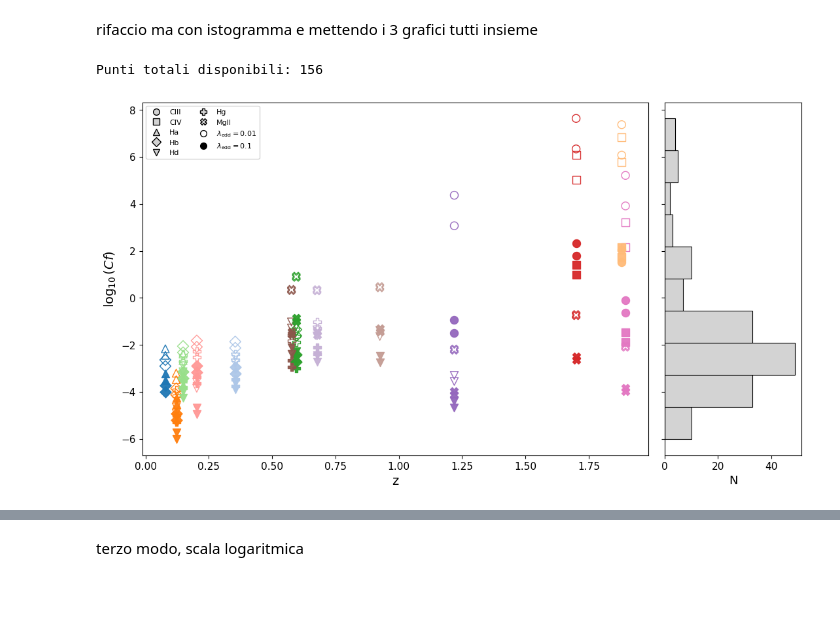
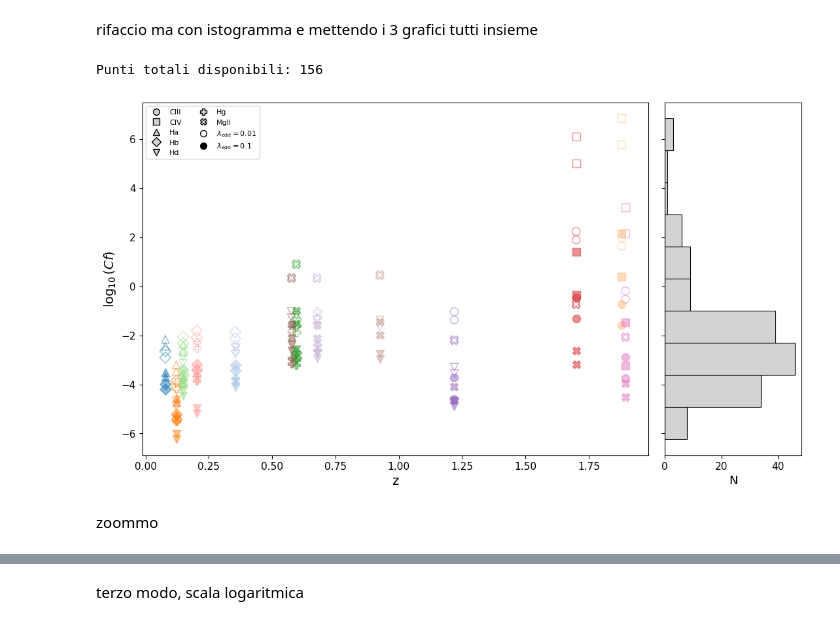
Before and after one commit to maddaba/Programmi_per_tesi, a Jupyter notebook: PRIMA_PARTE_calcolo_cf.ipynb, the cells around one changed output, grey strips where cells are left out. Saved outputs shown, nothing was run; the diff lists cells and outputs as text; code cells hidden in the pictures; blank space fills up the shorter version.

```diff
--- a/PRIMA_PARTE_calcolo_cf.ipynb
+++ b/PRIMA_PARTE_calcolo_cf.ipynb
@@ -28,8 +28,8 @@ file_transizioni = "dati.asc"
 # %%
 # Casi possibili per MBH e lambda_edd
 SCENARI = [
-    {"scenario": "MBH_5e8_lambda_0.01", "MBH_solar": 5e8, "lambda_edd": 0.01},
-    {"scenario": "MBH_5e8_lambda_0.1",  "MBH_solar": 5e8, "lambda_edd": 0.1},
+    {"scenario": "MBH_5e8_lambda_0.03", "MBH_solar": 5e8, "lambda_edd": 0.03},
+    {"scenario": "MBH_5e8_lambda_0.",  "MBH_solar": 5e8, "lambda_edd": 0.5},
     {"scenario": "MBH_1e9_lambda_0.01", "MBH_solar": 1e9, "lambda_edd": 0.01},
     {"scenario": "MBH_1e9_lambda_0.1",  "MBH_solar": 1e9, "lambda_edd": 0.1},]
 # %%
@@ -1696,7 +1697,7 @@ for _, row in df_kde.iterrows():
         facecolors=facecolor,
         edgecolors=color_map_blazar[row["label"]],
         linewidths=1.0,
-        alpha=0.95,
+        alpha=0.5,
         zorder=3
     )
 
@@ -1752,31 +1753,33 @@ legend_handles += [
         markerfacecolor="none",
         markeredgecolor="black",
         markersize=7,
         linestyle="None",
         label=r"$\lambda_{\rm edd}=0.01$"
     ),
     Line2D(
         [0], [0],
         marker="o",
         color="black",
         markerfacecolor="black",
         markeredgecolor="black",
         markersize=7,
         linestyle="None",
         label=r"$\lambda_{\rm edd}=0.1$"
     )
 ]
 
 ax.legend(
     handles=legend_handles,
     loc="upper left",
     fontsize=8,
     frameon=True,
     ncol=2
 )
 
 plt.subplots_adjust(wspace=0.05)
 plt.show()
 # %% [output]
 Punti totali disponibili: 156
-[figure, old version]
+[figure, new version]
+# %% [markdown]
+zoommo
```
Also changed, not shown: parts of 21 cells of this notebook, 19 other files.
